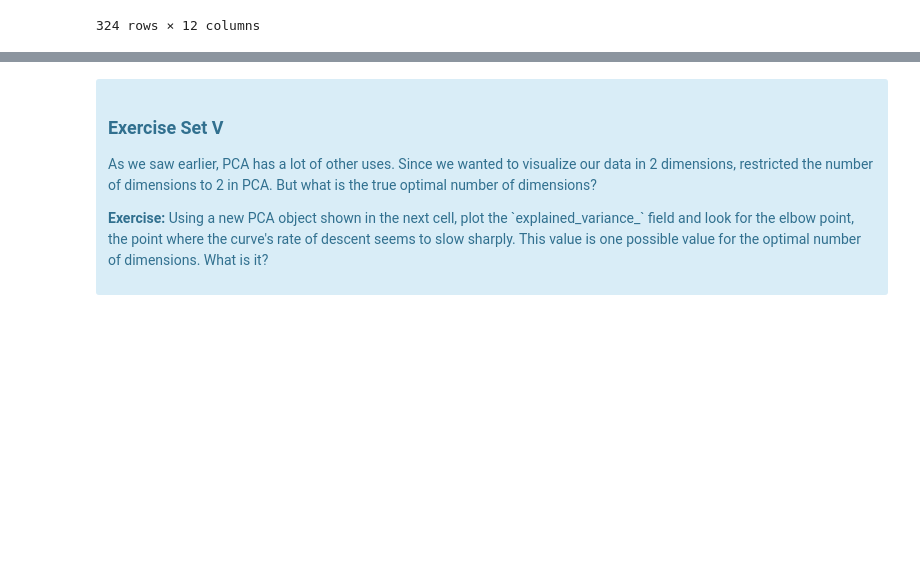
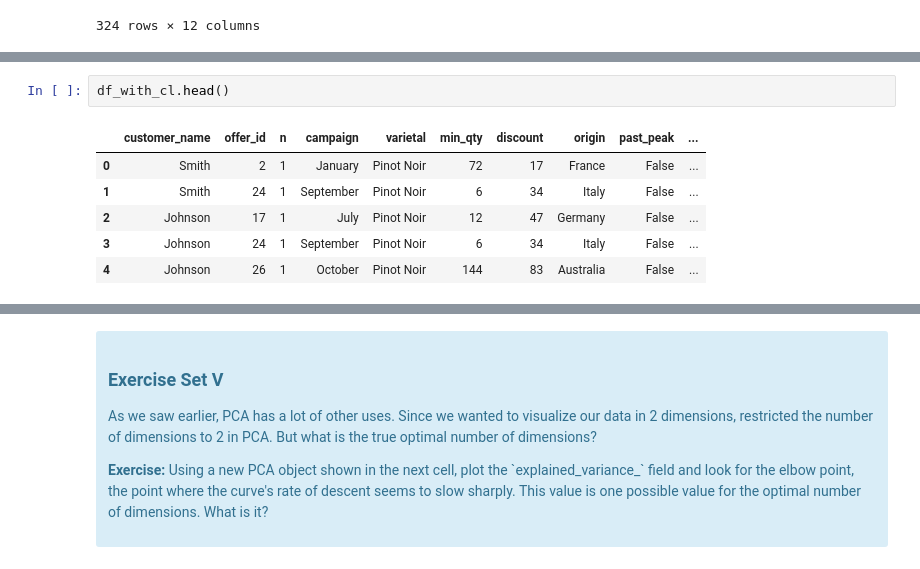
Before and after one commit to mamitch/Springboard_exercises, a Jupyter notebook: Mini_Project_Clustering.ipynb, the cells around one changed output, grey strips where cells are left out. Drawn from its saved outputs; the diff is of its cells as text; blank space fills up the shorter version.

```diff
--- a/Mini_Project_Clustering.ipynb
+++ b/Mini_Project_Clustering.ipynb
@@ -531 +613,10 @@ df_with_cl.sort_values('cluster_labels')
+# %%
+df_with_cl.head()
+# %% [output]
+|  | customer_name | offer_id | n | campaign | varietal | min_qty | discount | origin | past_peak | ... |
+| 0 | Smith | 2 | 1 | January | Pinot Noir | 72 | 17 | France | False | ... |
+| 1 | Smith | 24 | 1 | September | Pinot Noir | 6 | 34 | Italy | False | ... |
+| 2 | Johnson | 17 | 1 | July | Pinot Noir | 12 | 47 | Germany | False | ... |
+| 3 | Johnson | 24 | 1 | September | Pinot Noir | 6 | 34 | Italy | False | ... |
+| 4 | Johnson | 26 | 1 | October | Pinot Noir | 144 | 83 | Australia | False | ... |
 # %%
```
Also changed, not shown: parts of 16 cells of this notebook.
